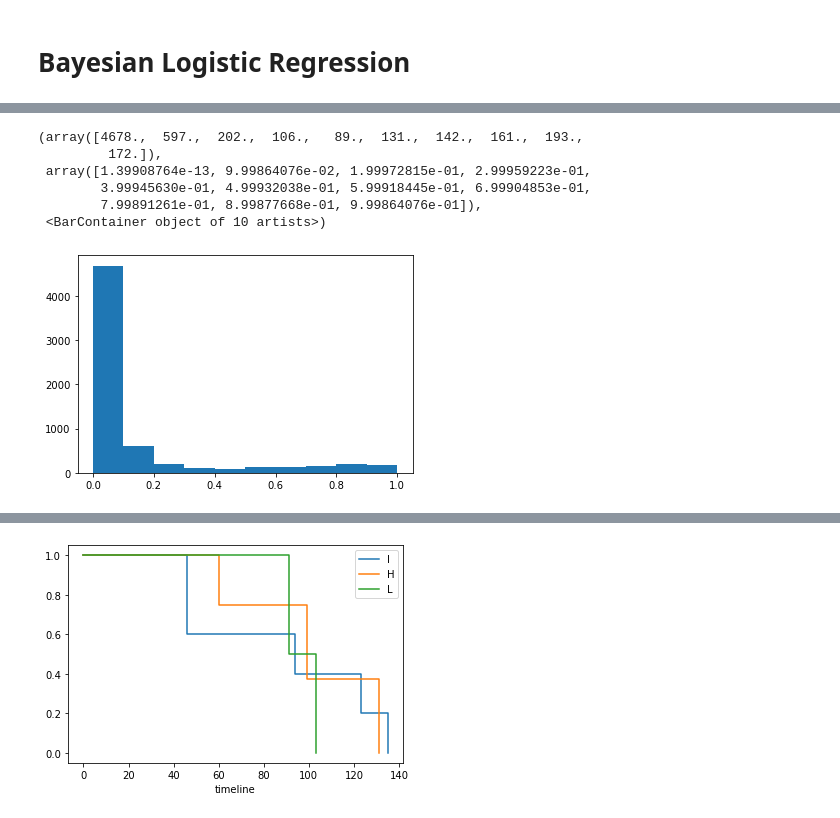
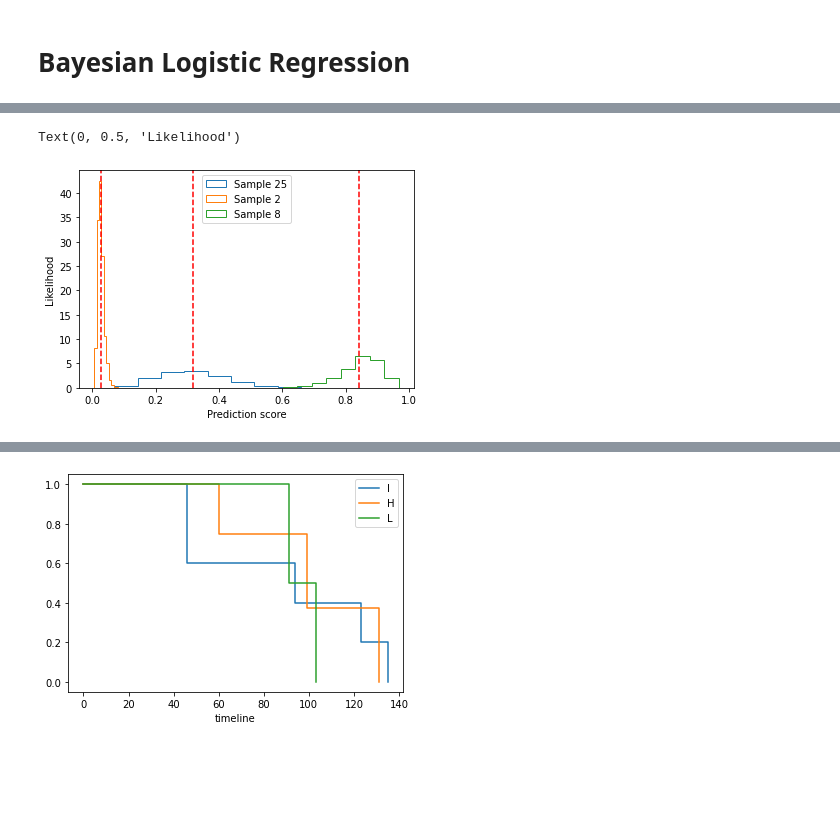
Before and after one commit to c-whitley/PHD, a Jupyter notebook: Bayesian_Logistic_Regression.ipynb, the cells around one changed output, grey strips where cells are left out. Saved outputs shown, nothing was run; the diff lists cells and outputs as text; code cells hidden in the pictures; blank space fills up the shorter version.

```diff
--- a/Bayesian_Logistic_Regression.ipynb
+++ b/Bayesian_Logistic_Regression.ipynb
@@ -297,10 +306,12 @@ array([[<AxesSubplot:title={'center':'0'}>]], dtype=object)
-# %%
-plt.hist(trace['P'][0,0,:])
-# %% [output]
-(array([4678.,  597.,  202.,  106.,   89.,  131.,  142.,  161.,  193.,
-         172.]),
- array([1.39908764e-13, 9.99864076e-02, 1.99972815e-01, 2.99959223e-01,
-        3.99945630e-01, 4.99932038e-01, 5.99918445e-01, 6.99904853e-01,
-        7.99891261e-01, 8.99877668e-01, 9.99864076e-01]),
- <BarContainer object of 10 artists>)
-[figure, removed]
+# %%
+for i in [25,2,8]:
+
+    plt.hist(trace["P"].squeeze()[:,i], histtype='step', density=True, label=f'Sample {i}')
+    plt.axvline(trace["P"].squeeze()[:,i].mean(), ls='--', c='r')
+
+plt.legend()
+plt.xlabel('Prediction score')
+plt.ylabel('Likelihood')
+# %% [output]
+Text(0, 0.5, 'Likelihood')
+[figure, added]
```
Also changed, not shown: parts of 23 cells of this notebook, 3 other files.
